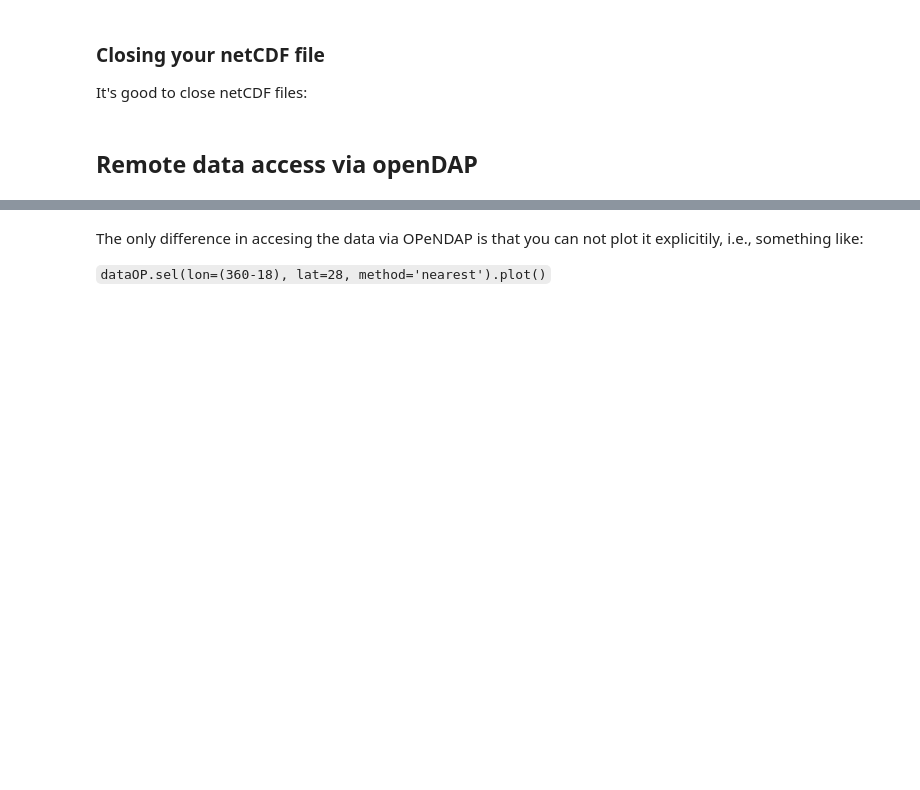
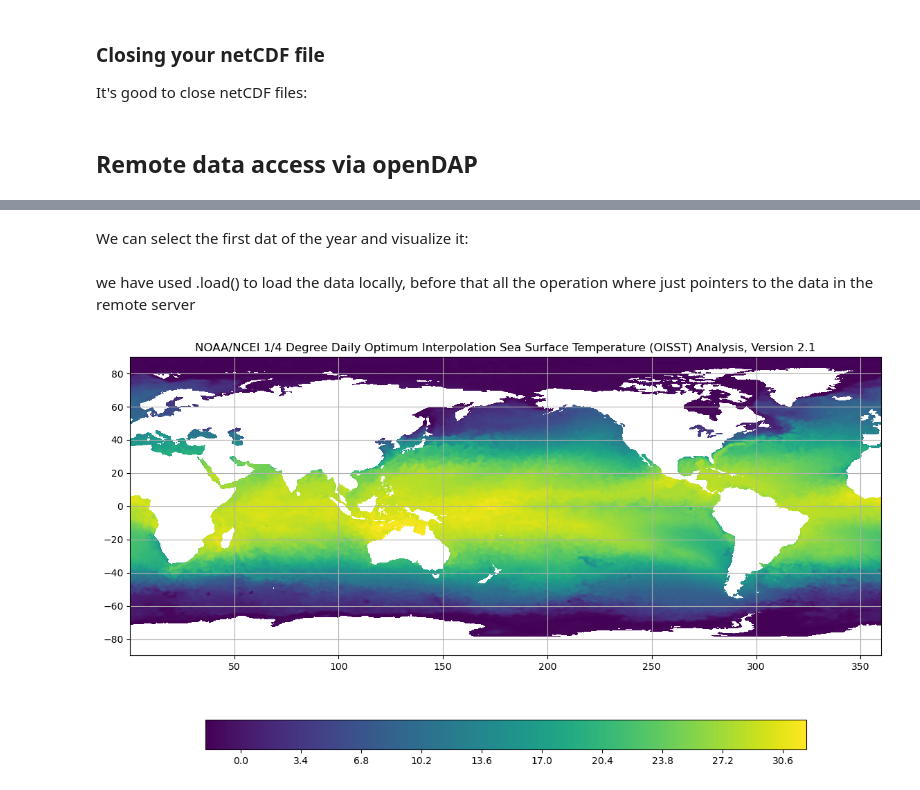
Before and after one commit to euroargodev/argoonlineschool, a Jupyter notebook: _sources/Lessons/L03_UsingArgoData/Chapter31_TheNetCDFFormat.ipynb, the cells around one changed output, grey strips where cells are left out. Cells and saved outputs as stored; diff of their text form; code cells hidden in the pictures; blank space fills up the shorter version.

```diff
--- a/_sources/Lessons/L03_UsingArgoData/Chapter31_TheNetCDFFormat.ipynb
+++ b/_sources/Lessons/L03_UsingArgoData/Chapter31_TheNetCDFFormat.ipynb
@@ -289,4 +292,3 @@ For xarray it is like having the file locally, the only difference is that you p
 # %%
 dap_url="http://psl.noaa.gov/thredds/dodsC/Datasets/noaa.oisst.v2.highres/sst.day.mean.2020.nc"
+dataOP = xr.open_dataset(dap_url,decode_times=False)
-# %%
-dataOP = xr.open_dataset(dap_url)
@@ -299,9 +318,16 @@ dataOPsubsampled.sst.values()
+# %% [markdown]
+We can select the first dat of the year and visualize it:
+# %%
+sst=dataOP.sst.isel(time=0).load()
+lon=dataOP.lon.load()
+lat=dataOP.lat.load()
+# %% [markdown]
+we have used .load() to load the data locally, before that all the operation where just pointers to the data in the remote server
 # %%
 fig, ax = plt.subplots(figsize=(14,8))
-ax.plot(dataOPsubsampled.sst)
+cs=ax.contourf(lon,lat,sst,levels=np.arange(-2,32,.1))
 ax.set_title(dataOP.title)
 ax.grid()
+fig.colorbar(cs, orientation='horizontal', shrink=0.8);
+# %% [output]
+[figure, added]
-# %% [markdown]
-The only difference in accesing the data via OPeNDAP is that you can not plot it explicitily, i.e., something like:
-
-`dataOP.sel(lon=(360-18), lat=28, method='nearest').plot()`
```
Also changed, not shown: parts of 8 cells of this notebook, 5 other files.
